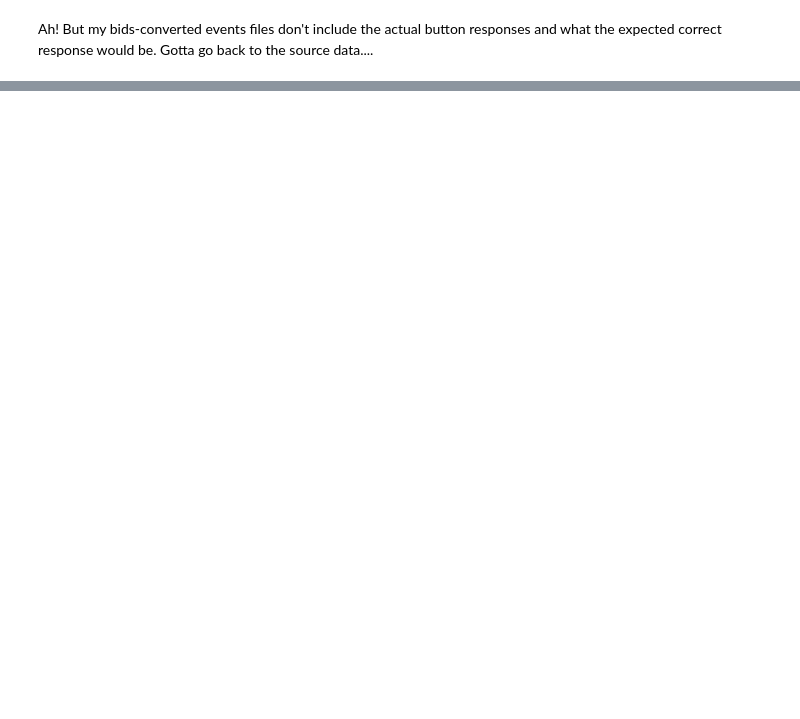
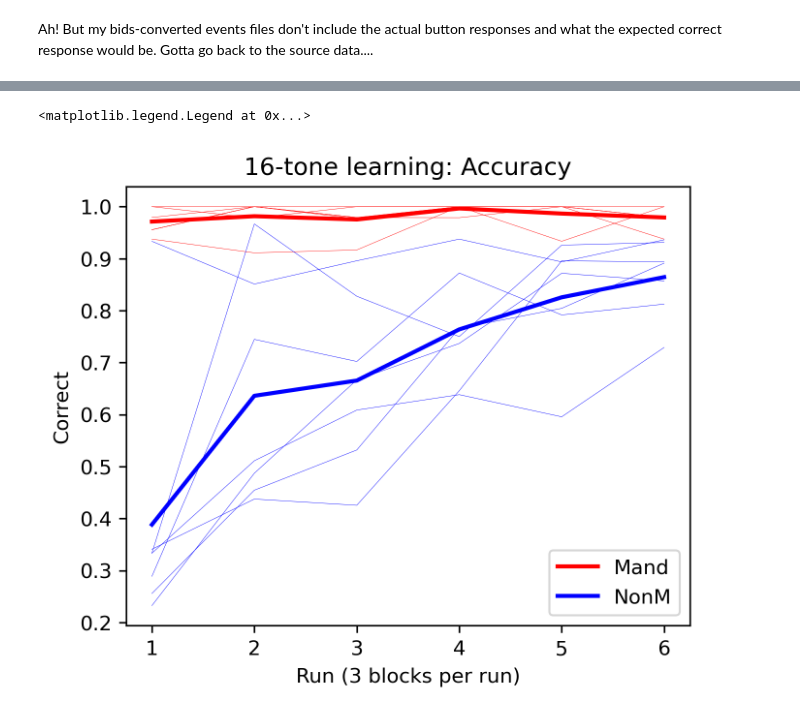
Before and after one commit to sitek/auditory_category_learning, a Jupyter notebook: behavior_analysis.ipynb, the cells around one changed output, grey strips where cells are left out. Cells and saved outputs as stored; diff of their text form; code cells hidden in the pictures; blank space fills up the shorter version.

```diff
--- a/behavior_analysis.ipynb
+++ b/behavior_analysis.ipynb
@@ -93,3 +11,0 @@ Index(['trials.thisRepN', 'trials.thisTrialN', 'trials.thisN',
-# %%
-# just keep the critical data columns
-simple_df = all_df.loc[:,['key_resp.keys', 'corrAns']].dropna()
@@ -150,0 +12,7 @@ import sklearn; sklearn.__version__
+# %%
+sub_list_mand = ['FLT01', 'FLT03', 'FLT05', 'FLT07', 'FLT08', 'FLT10']
+sub_list_nman = ['FLT02', 'FLT04', 'FLT06', 'FLT09', 'FLT11', 'FLT12', 'FLT13']
+# %%
+raw_beh_dir = os.path.join('/Users/KRS228/',
+                           'OneDrive - University of Pittsburgh/',
+                           'CHA-IBR/01-ToneLearning')
@@ -150,0 +117,2 @@ import sklearn; sklearn.__version__
+# %%
+avg_sub_df = all_sub_df.groupby(by=['group','subject_id', 'run'], as_index=False).mean()
@@ -150,0 +135,34 @@ import sklearn; sklearn.__version__
+# %%
+f, ax = plt.subplots(1,1, dpi=300, figsize=(5,4))
+
+
+sns.lineplot(data=avg_sub_df,
+             x='run',
+             y='Correct',
+             hue='group',
+             palette=['r','b'],
+             errorbar=None,
+             lw=2,
+            )
+
+sns.lineplot(data=avg_sub_df,
+             x='run',
+             y='Correct',
+             hue='group',
+             units='subject_id',
+             estimator=None,
+             palette=['r','b'],
+             lw=.2
+            )
+
+# add niceties
+plt.xlabel("Run (3 blocks per run)");
+plt.title('16-tone learning: Accuracy')
+ax.legend_.remove()
+ax.legend(['Mand','NonM'])
+#plt.legend(loc='lower right')
+#plt.xlim([1,11])
+#plt.ylim([0.,1.0])
+# %% [output]
+<matplotlib.legend.Legend at 0x...>
+[figure, added]
```
Also changed, not shown: parts of 30 cells of this notebook.
